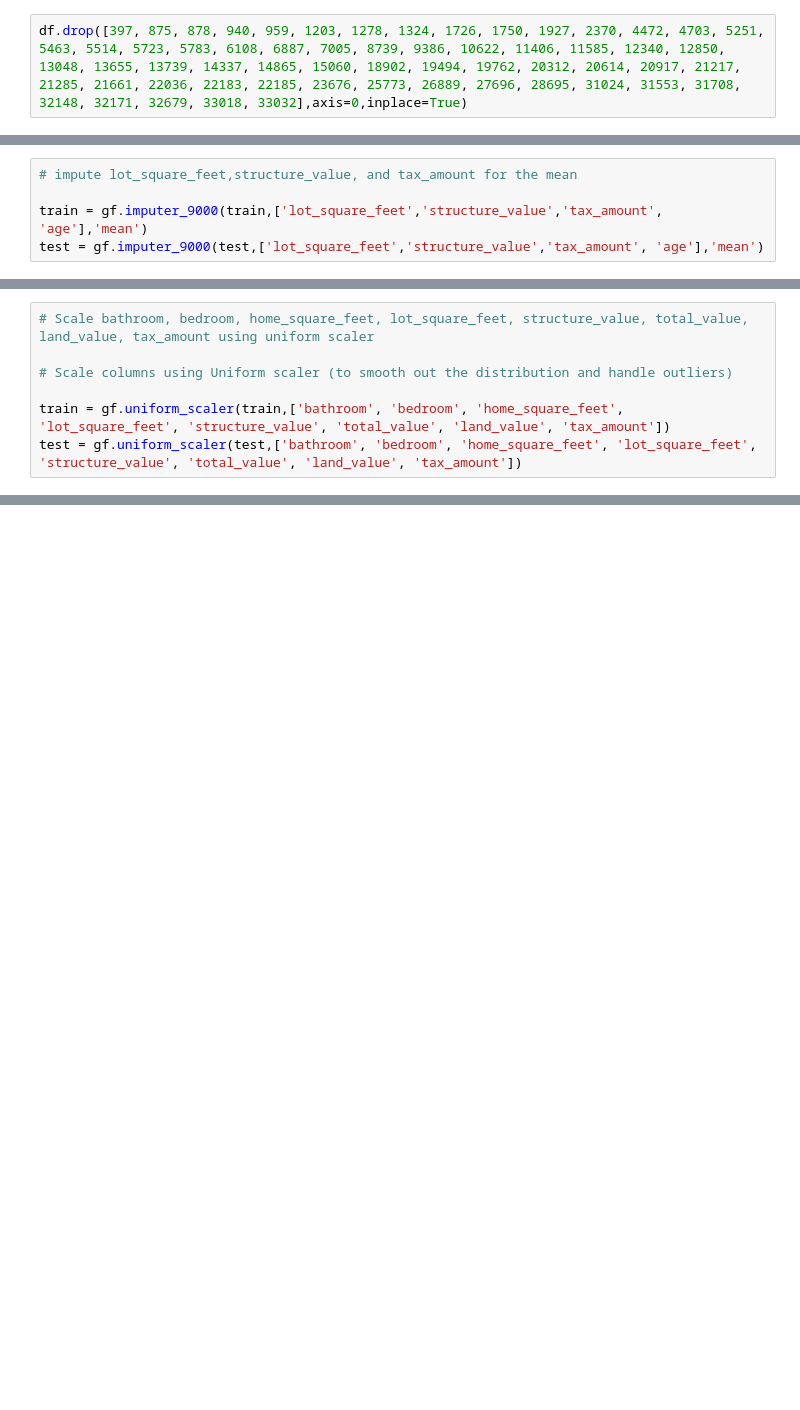
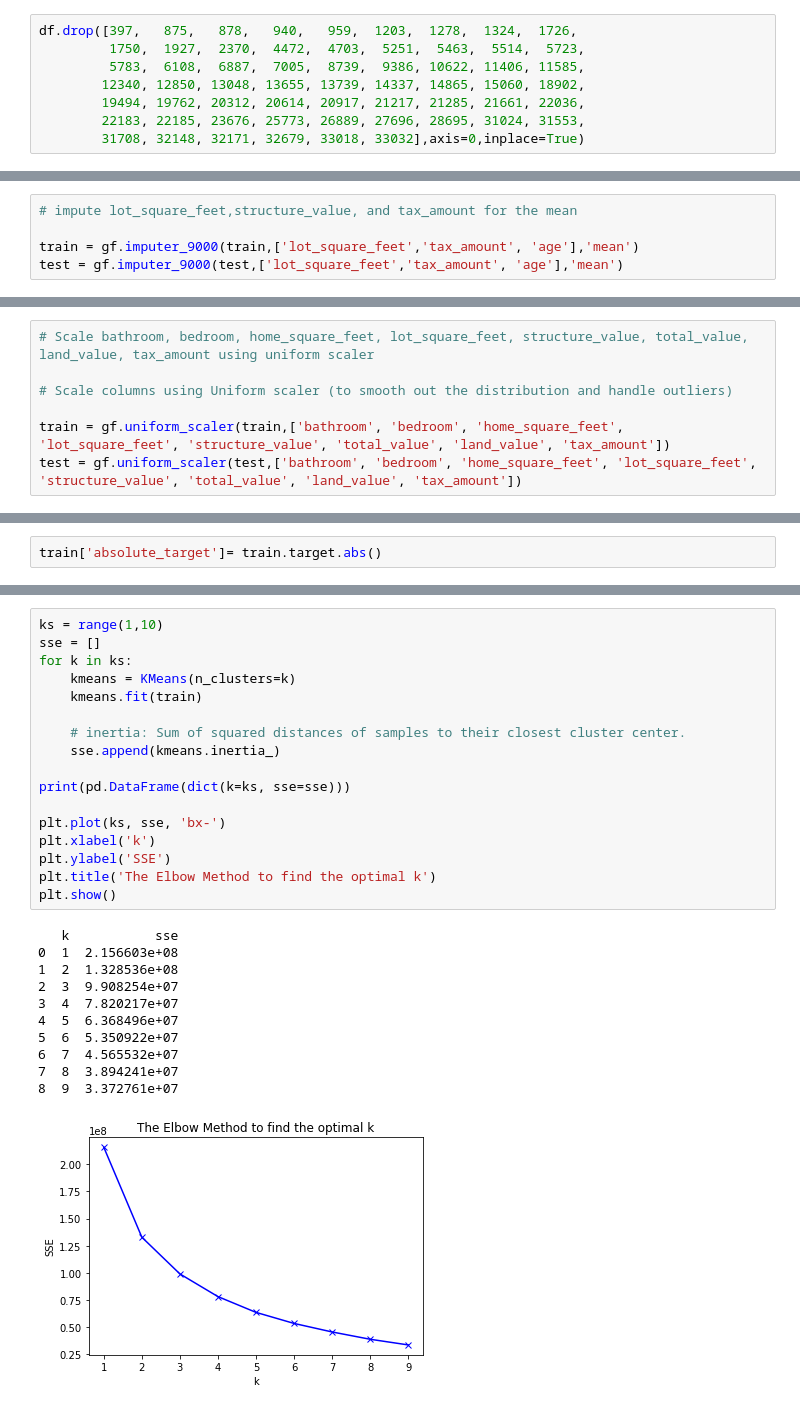
Before and after one commit to P-F-M/logerror_zillow, a Jupyter notebook: zillow_strikes_back.ipynb, the cells around one changed output, grey strips where cells are left out. Saved outputs shown, nothing was run; the diff lists cells and outputs as text; blank space fills up the shorter version.

Commit message:
starting explorationand clustering

```diff
--- a/zillow_strikes_back.ipynb
+++ b/zillow_strikes_back.ipynb
@@ -109,2 +140,8 @@ np.where(df.total_value - (df.land_value + df.structure_value) != 0)
 # %%
-df.drop([397, 875, 878, 940, 959, 1203, 1278, 1324, 1726, 1750, 1927, 2370, 4472, 4703, 5251, 5463, 5514, 5723, 5783, 6108, 6887, 7005, 8739, 9386, 10622, 11406, 11585, 12340, 12850, 13048, 13655, 13739, 14337, 14865, 15060, 18902, 19494, 19762, 20312, 20614, 20917, 21217, 21285, 21661, 22036, 22183, 22185, 23676, 25773, 26889, 27696, 28695, 31024, 31553, 31708, 32148, 32171, 32679, 33018, 33032],axis=0,inplace=True)
+df.drop([397,   875,   878,   940,   959,  1203,  1278,  1324,  1726,
+         1750,  1927,  2370,  4472,  4703,  5251,  5463,  5514,  5723,
+         5783,  6108,  6887,  7005,  8739,  9386, 10622, 11406, 11585,
+        12340, 12850, 13048, 13655, 13739, 14337, 14865, 15060, 18902,
+        19494, 19762, 20312, 20614, 20917, 21217, 21285, 21661, 22036,
+        22183, 22185, 23676, 25773, 26889, 27696, 28695, 31024, 31553,
+        31708, 32148, 32171, 32679, 33018, 33032],axis=0,inplace=True)
@@ -115,5 +169,5 @@ train, test = gf.split_my_data(df, .80, 123)
 # %%
 # impute lot_square_feet,structure_value, and tax_amount for the mean
 
-train = gf.imputer_9000(train,['lot_square_feet','structure_value','tax_amount', 'age'],'mean')
-test = gf.imputer_9000(test,['lot_square_feet','structure_value','tax_amount', 'age'],'mean')
+train = gf.imputer_9000(train,['lot_square_feet','tax_amount', 'age'],'mean')
+test = gf.imputer_9000(test,['lot_square_feet','tax_amount', 'age'],'mean')
@@ -170,0 +386,2 @@ test = gf.uniform_scaler(test,['bathroom', 'bedroom', 'home_square_feet', 'lot_s
+# %%
+train['absolute_target']= train.target.abs()
@@ -170,0 +403,29 @@ test = gf.uniform_scaler(test,['bathroom', 'bedroom', 'home_square_feet', 'lot_s
+# %%
+ks = range(1,10)
+sse = []
+for k in ks:
+    kmeans = KMeans(n_clusters=k)
+    kmeans.fit(train)
+
+    # inertia: Sum of squared distances of samples to their closest cluster center.
+    sse.append(kmeans.inertia_)
+
+print(pd.DataFrame(dict(k=ks, sse=sse)))
+
+plt.plot(ks, sse, 'bx-')
+plt.xlabel('k')
+plt.ylabel('SSE')
+plt.title('The Elbow Method to find the optimal k')
+plt.show()
+# %% [output]
+   k           sse
+0  1  2.156603e+08
+1  2  1.328536e+08
+2  3  9.908254e+07
+3  4  7.820217e+07
+4  5  6.368496e+07
+5  6  5.350922e+07
+6  7  4.565532e+07
+7  8  3.894241e+07
+8  9  3.372761e+07
+[figure, added]
```
Also changed, not shown: parts of 25 cells of this notebook, 2 other files.
